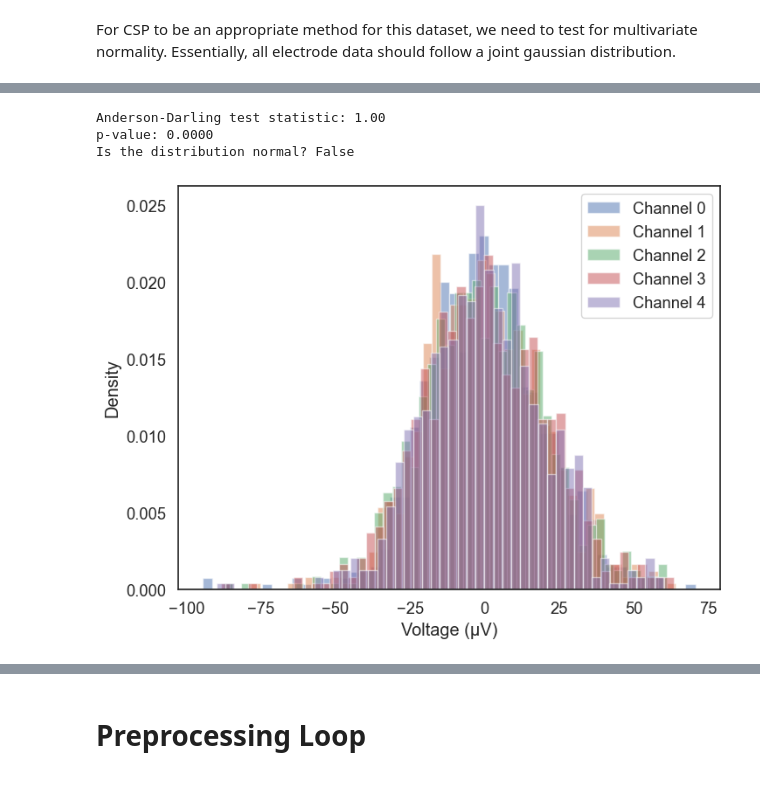
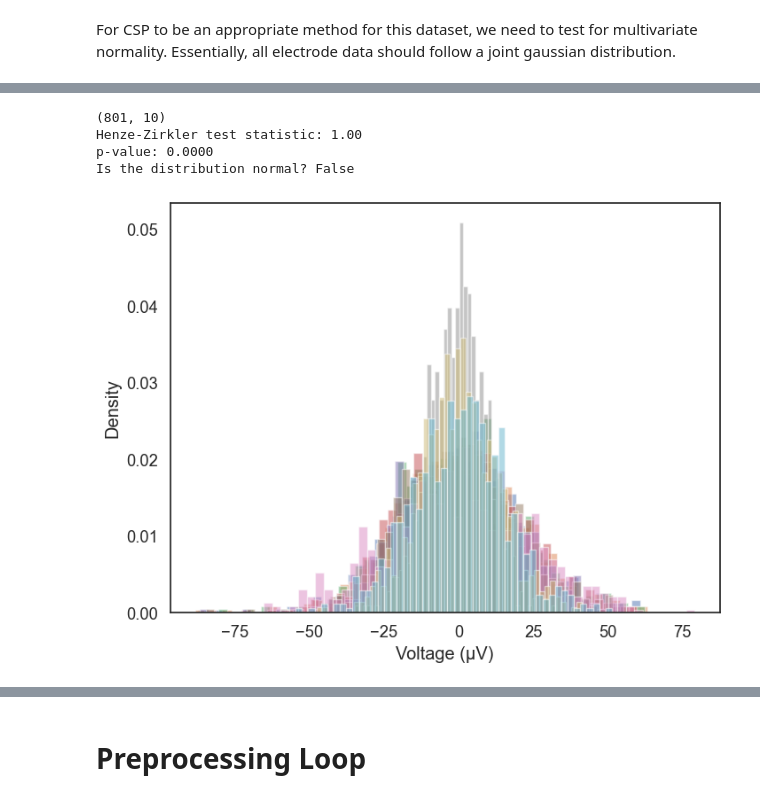
Before and after one commit to anmutechsupport/Energy-Efficient-Decoding-of-EEG-Motor-Imagery-using-Spiking-Legendre-Memory-Units, a Jupyter notebook: ml/preprocessing-bci2000.ipynb, the cells around one changed output, grey strips where cells are left out. Cells and saved outputs as stored; diff of their text form; code cells hidden in the pictures.

Commit message:
data distribution analysis stuff

```diff
--- a/ml/preprocessing-bci2000.ipynb
+++ b/ml/preprocessing-bci2000.ipynb
@@ -318,14 +322,16 @@ X.shape # (rows, cols)
 # univariate normality
 from scipy.stats import normaltest
 
-gaussian_elecs = []
+gaussian_elecs = {}
 
 for i in range(X.shape[1]):
   stat, p = normaltest(X[:, i])
   if p > 0.05:
-    gaussian_elecs.append('Electrode %.3f, Statistics=%.3f, p=%.3f \n' % (i, stat, p))
+    gaussian_elecs[i] = ('Electrode %.2i, Statistics=%.3f, p=%.3f \n' % (i, stat, p))
 
-print(gaussian_elecs)
+print(len(gaussian_elecs))
+for elec in gaussian_elecs:
+  print(gaussian_elecs[elec])
 
 # stat, p = normaltest(X[:, 0]) # first channel
 # print('Statistics=%.3f, p=%.3f' % (stat, p))
@@ -338,35 +363,39 @@ print(gaussian_elecs)
 import pingouin as pg
 import numpy as np
 
+normal_data = X[:, list(gaussian_elecs.keys())]
+print(normal_data.shape)
+
 # Compute the Henze-Zirkler test statistic and p-value
 stat, pval, is_normal = pg.multivariate_normality(X, alpha=0.05)
 
 # Print the results
-print('Anderson-Darling test statistic: %.2f' % stat)
+print('Henze-Zirkler test statistic: %.2f' % stat)
 print('p-value: %.4f' % pval)
 print('Is the distribution normal? %s' % is_normal)
 # %% [output]
-Anderson-Darling test statistic: 1.00
+(801, 10)
+Henze-Zirkler test statistic: 1.00
 p-value: 0.0000
 Is the distribution normal? False
 # %%
 import matplotlib.pyplot as plt
 import numpy as np
 
 # Select the channels you want to analyze (e.g., channels 0, 1, and 2)
-channels_data = X[:, 0:5]
+channels_data = X[:, list(gaussian_elecs.keys())]
 
 # Set the scaling factor to convert from volts to microvolts
 scaling_factor = 1e6
 
 # Plot the voltage distribution PDF of all channels in a single plot
 fig, ax = plt.subplots(figsize=(8, 6))
 for i in range(channels_data.shape[1]):
     ax.hist(channels_data[:, i]*scaling_factor, bins=50, density=True, alpha=0.5, label=f'Channel {i}')
     ax.set_xlabel('Voltage (μV)')
     ax.set_ylabel('Density')
 if channels_data.shape[1] < 10:
     ax.legend()
 plt.show()
 # %% [output]
-[figure, old version]
+[figure, new version]
```
Also changed, not shown: parts of 6 cells of this notebook.
